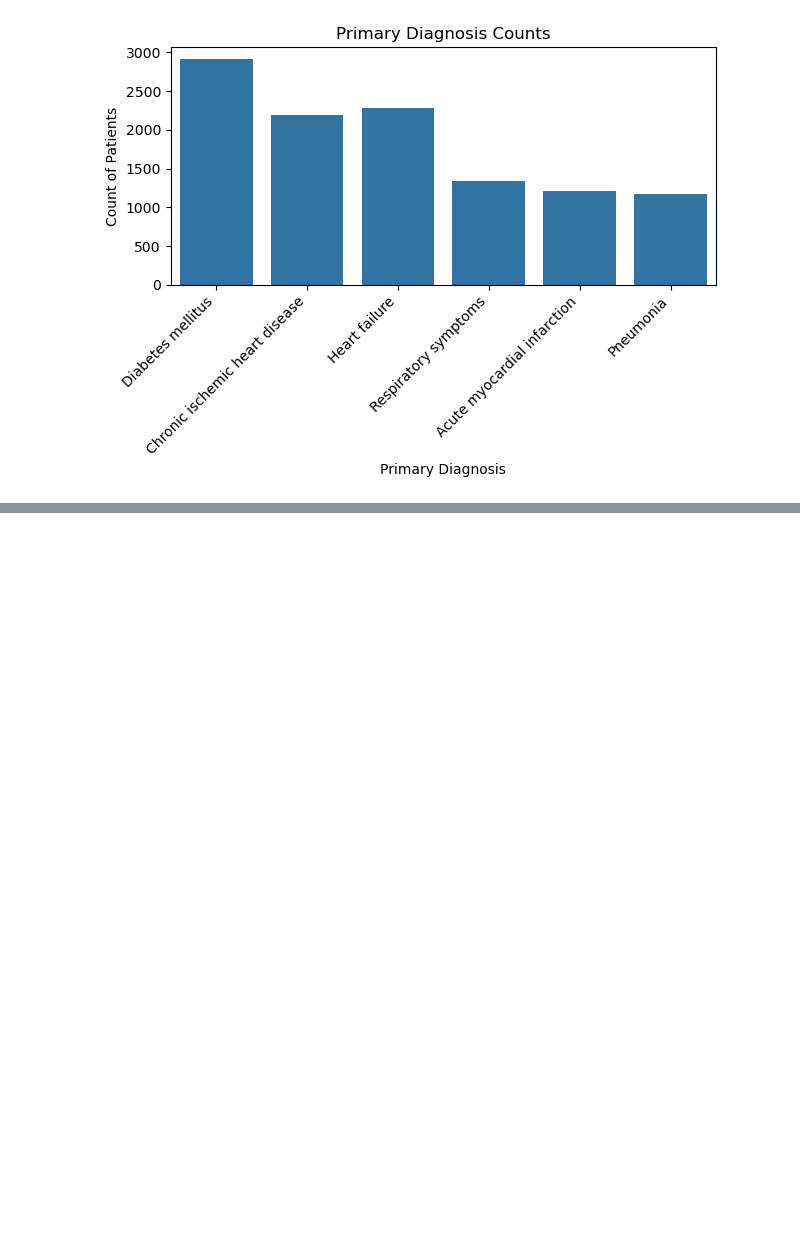
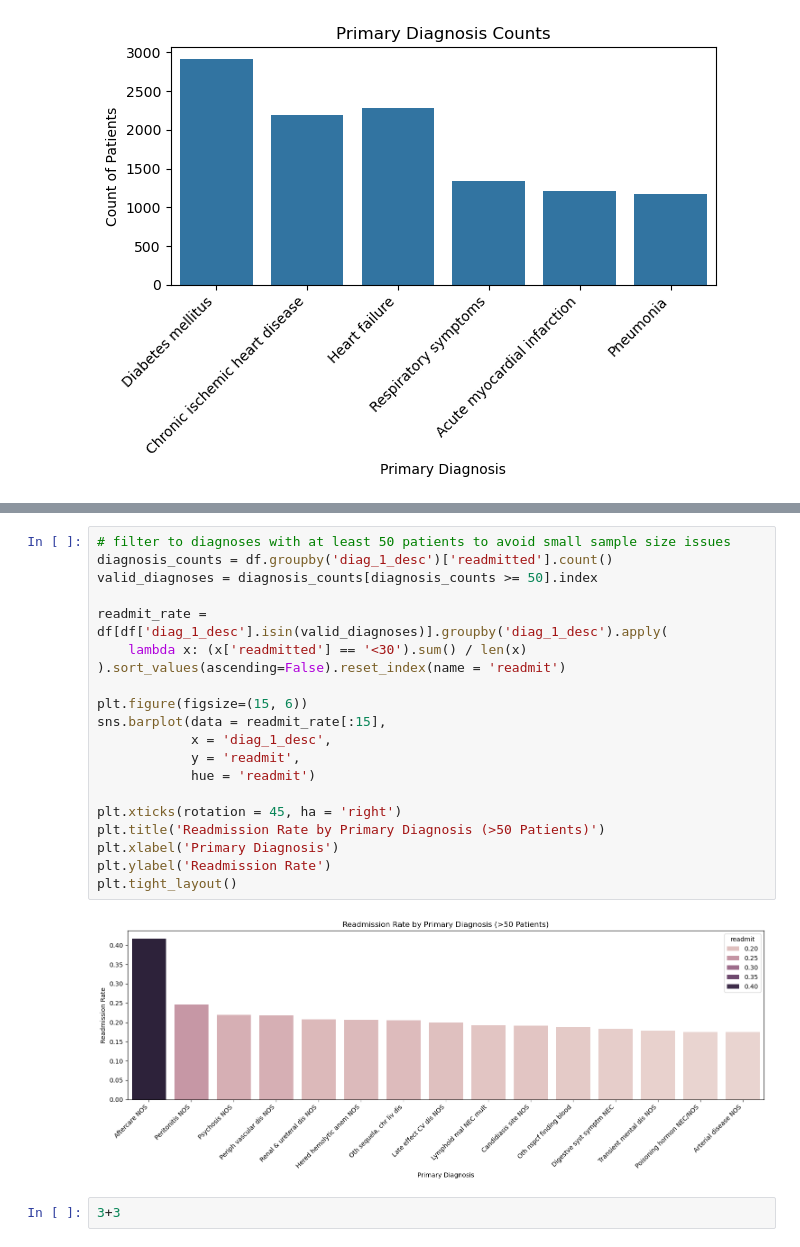
Before and after one commit to tonyinarula/Kaggle-Diabetes, a Jupyter notebook: analysis.ipynb, the cells around one changed output, grey strips where cells are left out. Drawn from its saved outputs; the diff is of its cells as text; blank space fills up the shorter version.

```diff
--- a/analysis.ipynb
+++ b/analysis.ipynb
@@ -411,0 +449,24 @@ plt.tight_layout()
+# %%
+# filter to diagnoses with at least 50 patients to avoid small sample size issues
+diagnosis_counts = df.groupby('diag_1_desc')['readmitted'].count()
+valid_diagnoses = diagnosis_counts[diagnosis_counts >= 50].index
+
+readmit_rate = df[df['diag_1_desc'].isin(valid_diagnoses)].groupby('diag_1_desc').apply(
+    lambda x: (x['readmitted'] == '<30').sum() / len(x)
+).sort_values(ascending=False).reset_index(name = 'readmit')
+
+plt.figure(figsize=(15, 6))
+sns.barplot(data = readmit_rate[:15],
+            x = 'diag_1_desc',
+            y = 'readmit',
+            hue = 'readmit')
+
+plt.xticks(rotation = 45, ha = 'right')
+plt.title('Readmission Rate by Primary Diagnosis (>50 Patients)')
+plt.xlabel('Primary Diagnosis')
+plt.ylabel('Readmission Rate')
+plt.tight_layout()
+# %% [output]
+[figure, added]
+# %%
+3+3
```
Also changed, not shown: parts of 7 cells of this notebook.
